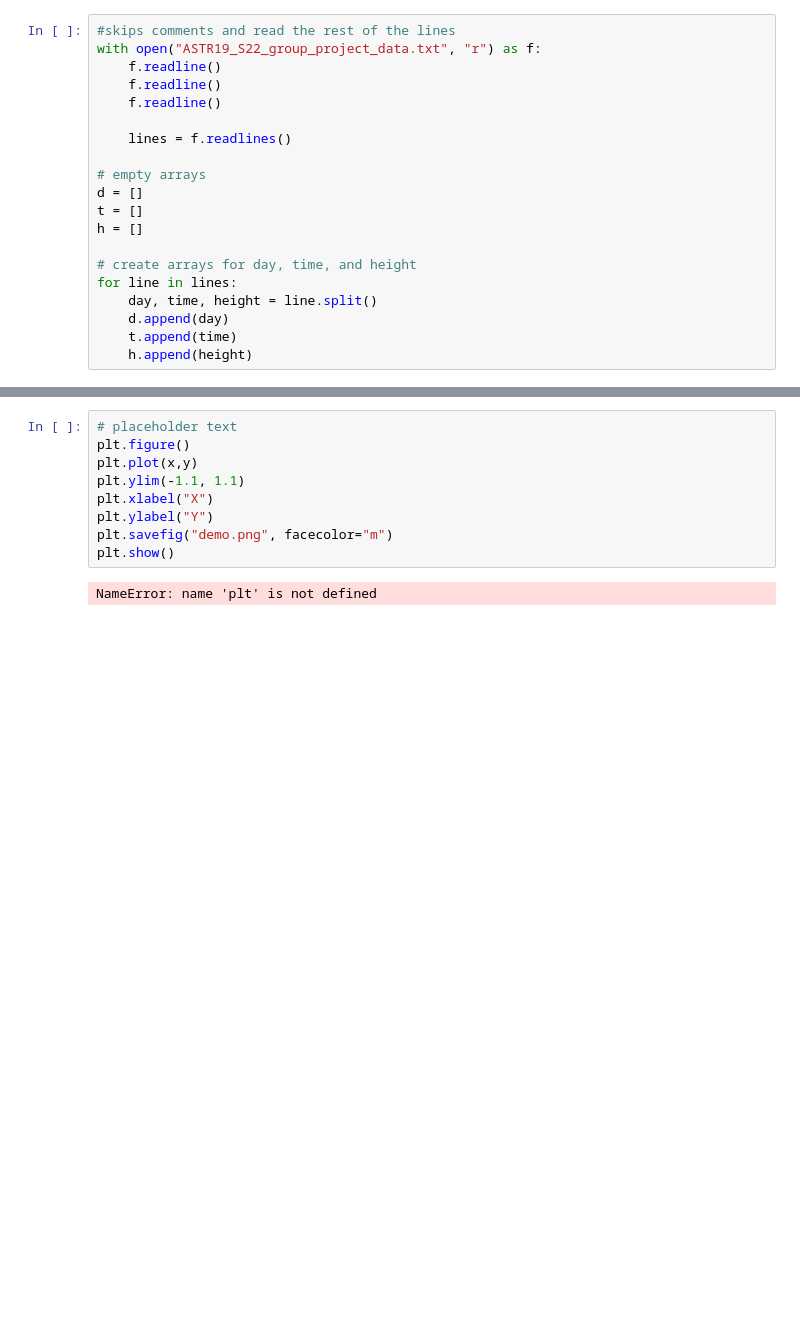
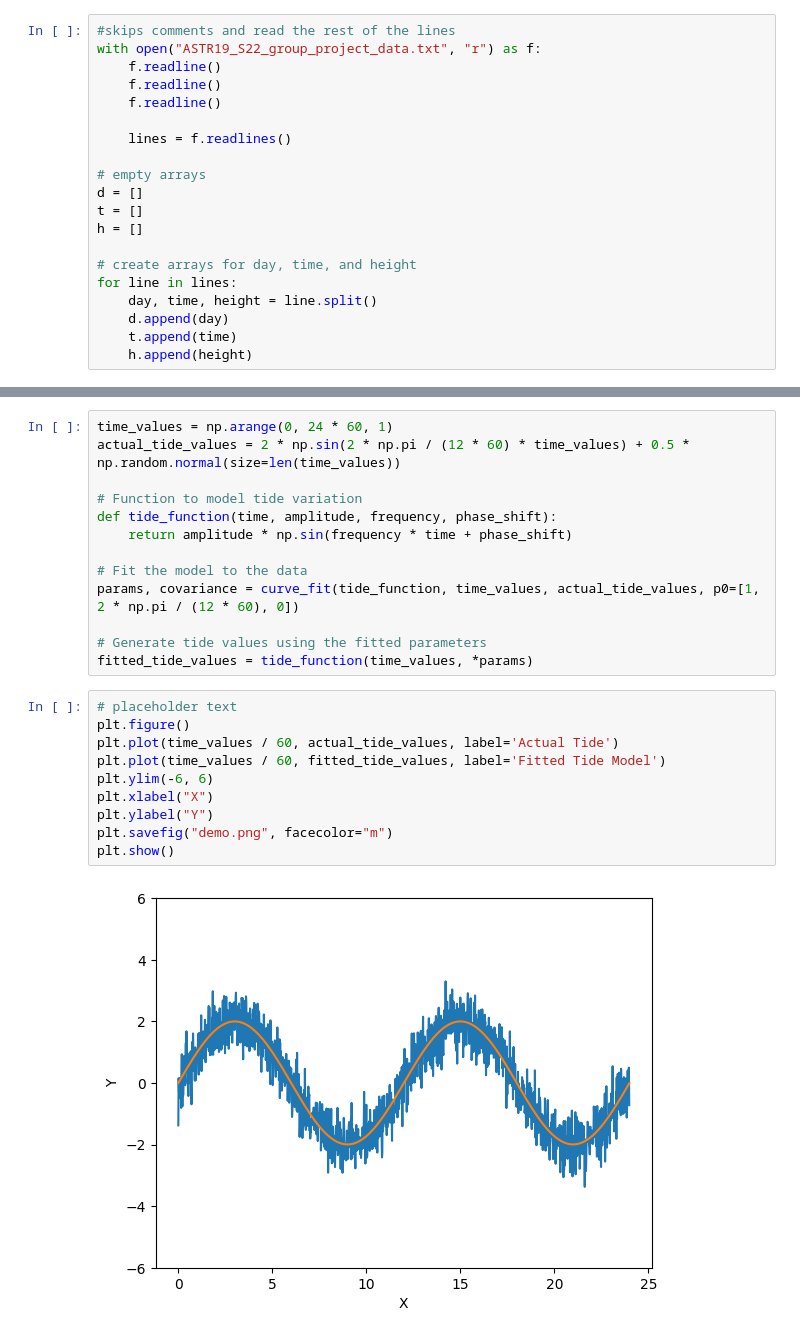
Before and after one commit to kvanarsd/Group-Project, a Jupyter notebook: Group Project.ipynb, the cells around one changed output, grey strips where cells are left out. Cells and saved outputs as stored; diff of their text form; blank space fills up the shorter version.

Commit message:
Working on time

```diff
--- a/Group Project.ipynb
+++ b/Group Project.ipynb
@@ -24,11 +47,25 @@ for line in lines:
+# %%
+time_values = np.arange(0, 24 * 60, 1)
+actual_tide_values = 2 * np.sin(2 * np.pi / (12 * 60) * time_values) + 0.5 * np.random.normal(size=len(time_values))
+
+# Function to model tide variation
+def tide_function(time, amplitude, frequency, phase_shift):
+    return amplitude * np.sin(frequency * time + phase_shift)
+
+# Fit the model to the data
+params, covariance = curve_fit(tide_function, time_values, actual_tide_values, p0=[1, 2 * np.pi / (12 * 60), 0])
+
+# Generate tide values using the fitted parameters
+fitted_tide_values = tide_function(time_values, *params)
 # %%
 # placeholder text
 plt.figure()
-plt.plot(x,y)
-plt.ylim(-1.1, 1.1)
+plt.plot(time_values / 60, actual_tide_values, label='Actual Tide')
+plt.plot(time_values / 60, fitted_tide_values, label='Fitted Tide Model')
+plt.ylim(-6, 6)
 plt.xlabel("X")
 plt.ylabel("Y")
 plt.savefig("demo.png", facecolor="m")
 plt.show()
 # %% [output]
-NameError: name 'plt' is not defined
+[figure, added]
```
Also changed, not shown: parts of 2 cells of this notebook.
